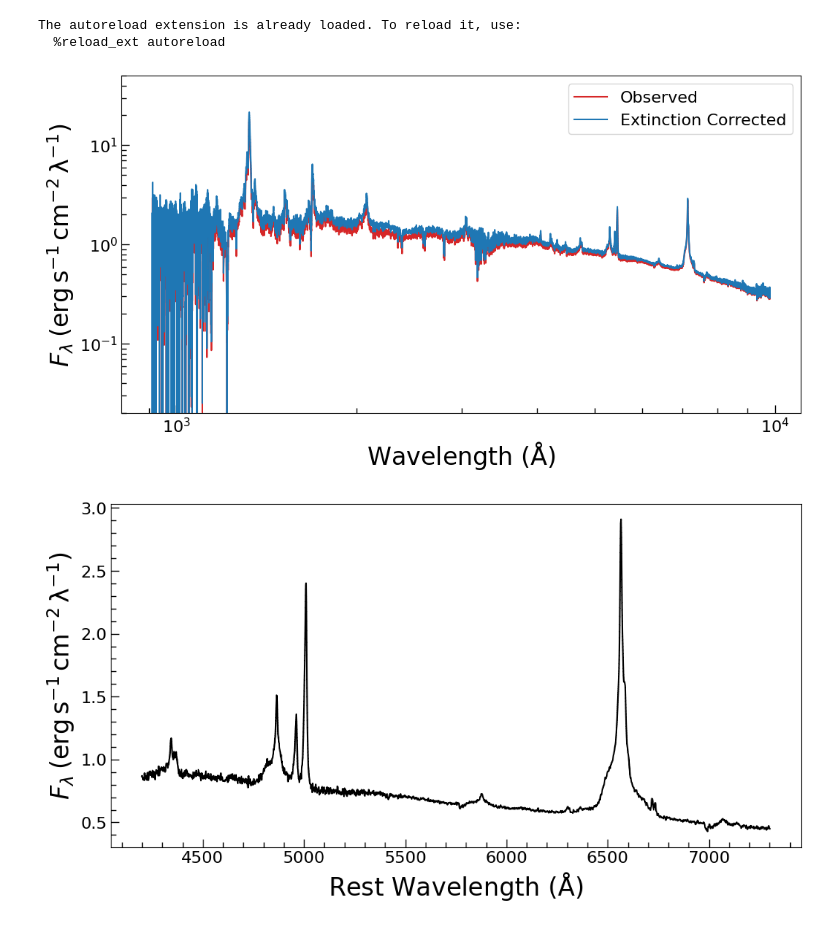
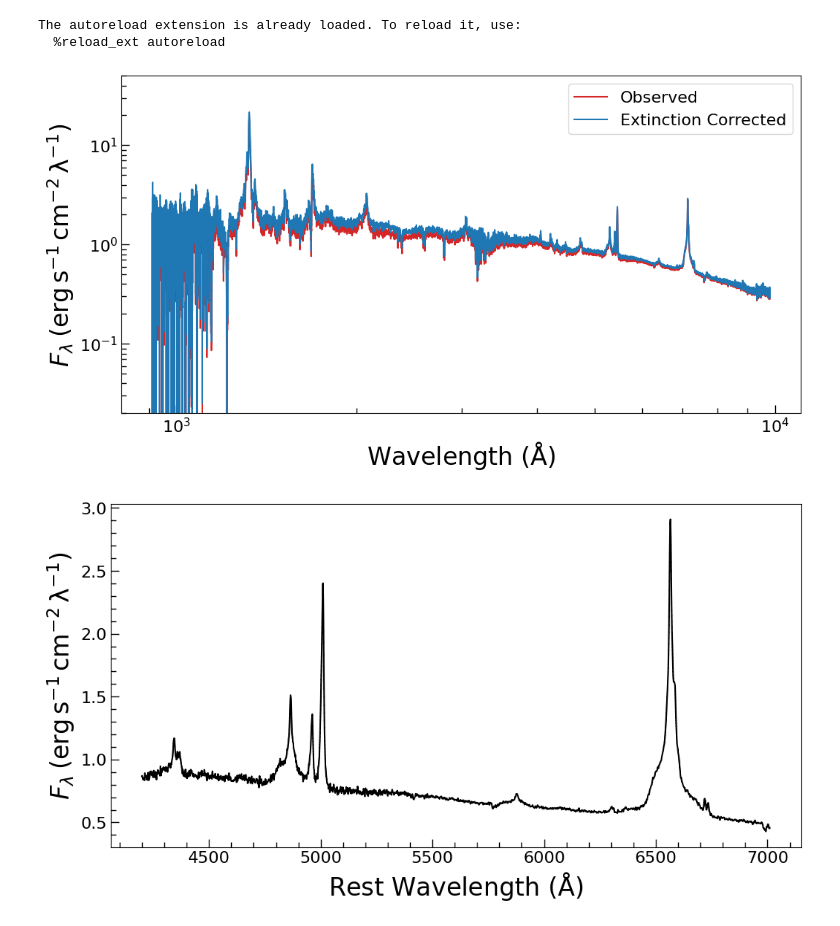
Before and after one commit to CaptainPKU/Spactrum, a Jupyter notebook: Fittng_lastversion/pg1351#15/pg1351.ipynb, the cells around one changed output. Saved outputs shown, nothing was run; the diff lists cells and outputs as text; code cells hidden in the pictures.

```diff
--- a/Fittng_lastversion/pg1351#15/pg1351.ipynb
+++ b/Fittng_lastversion/pg1351#15/pg1351.ipynb
@@ -37,35 +37,35 @@ A_V = 0.056    #------------------------------修改 消光系数
 flux_dred = remove(ccm89(wave, A_V, r_v=3.1, unit='aa'), flux)
 
 fig, ax = plt.subplots(figsize=(12, 6))
 ax.step(wave, flux, label='Observed', c='C3')
 ax.step(wave, flux_dred, label='Extinction Corrected', c='C0')
 ax.set_xscale('log')
 ax.set_yscale('log')
 ax.set_xlabel(r'Wavelength ($\mathrm{\AA}$)', fontsize=24)
 ax.set_ylabel(r'$F_\lambda\:(\mathrm{erg\,s^{-1}\,cm^{-2}\,\lambda^{-1}})$', fontsize=24)
 ax.legend(fontsize=16)
 ax.set_ylim(0.02, 50)#-------------------------------修改y可见范围
 ax.minorticks_on()
 plt.show()
 zred = 0.0882 #-------------------------------------修改红移
 
 fig, ax = plt.subplots(figsize=(12, 6))
-wmin, wmax = 4200, 7300
+wmin, wmax = 4200, 7010
 wave_rst = wave / (1 + zred)
 fltr = (wave_rst > wmin) & (wave_rst < wmax)
 wave_use = wave_rst[fltr]
 flux_use = flux_dred[fltr]
 
 ax.step(wave_use, flux_use, color='k')
 ax.set_xlabel(r'Rest Wavelength ($\mathrm{\AA}$)', fontsize=24)
 ax.set_ylabel(r'$F_\lambda\:(\mathrm{erg\,s^{-1}\,cm^{-2}\,\lambda^{-1}})$', fontsize=24)
 ax.minorticks_on()
 plt.show()
 # %% [output]
 The autoreload extension is already loaded. To reload it, use:
   %reload_ext autoreload
 [figure]
-[figure, old version]
+[figure, new version]
 # %%
 wave_dict = sagan.utils.line_wave_dict
 label_dict = sagan.utils.line_label_dict
```
Also changed, not shown: parts of 3 cells of this notebook.
